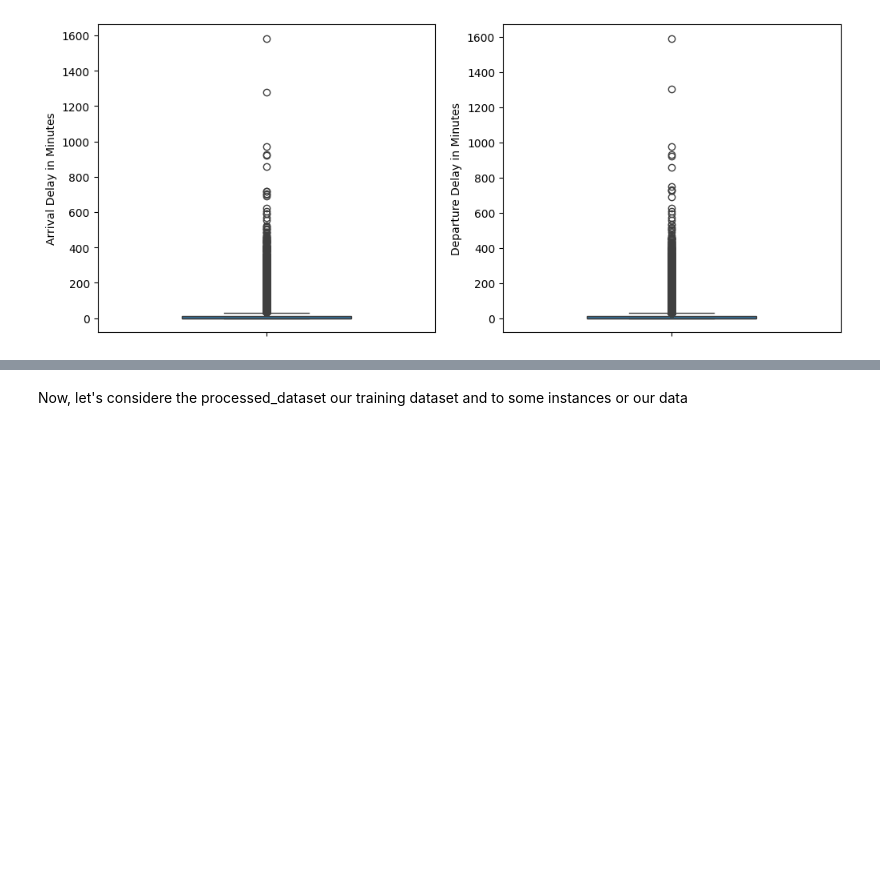
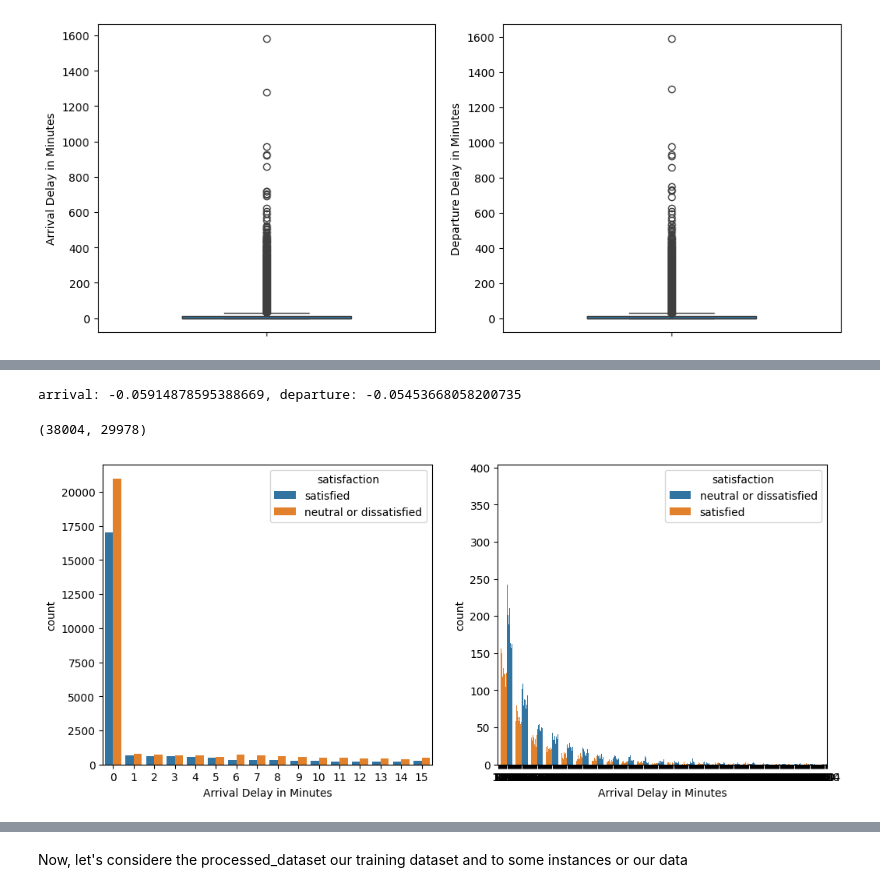
Before and after one commit to PaulaPerazzo/KAN-Neural-Network, a Jupyter notebook: Neural_Networks.ipynb, the cells around one changed output, grey strips where cells are left out. Saved outputs shown, nothing was run; the diff lists cells and outputs as text; code cells hidden in the pictures; blank space fills up the shorter version.

```diff
--- a/Neural_Networks.ipynb
+++ b/Neural_Networks.ipynb
@@ -250,6 +192,0 @@ zeros.shape[0], train_dataset.shape[0]
-# %%
-%%capture
-for column in DELAY_VARIABLES:
-  processed_dataset = processed_dataset[processed_dataset[column] < 200]
-
-range_dataset = make_ranges(processed_dataset, DELAY_VARIABLES)
@@ -286,3 +192,0 @@ for column in range_dataset.columns:
-# %%
-for column in range_dataset.columns:
-  processed_dataset.insert(1, column, range_dataset[column])
@@ -291,4 +192,0 @@ Now we will explore another step of the normalization process that will be the s
-# %%
-scaler = MinMaxScaler()
-processed_dataset[FREE_VARIABLES] = scaler.fit_transform(processed_dataset[FREE_VARIABLES])
-processed_dataset = processed_dataset.drop(columns=FREE_VARIABLES)
@@ -296,0 +197,28 @@ Now we will encode our categorical variables to turn it in numerical data withou
+# %%
+processed_dataset['encoded satisfaction'] = processed_dataset['satisfaction'].apply(lambda x: 2 if x == 'satisfied' else 1)
+# %%
+arrival_correlation = processed_dataset['Arrival Delay in Minutes'].corr(processed_dataset['encoded satisfaction'])
+departure_correlation = processed_dataset['Departure Delay in Minutes'].corr(processed_dataset['encoded satisfaction'])
+print(f'arrival: {arrival_correlation}, departure: {departure_correlation}')
+# %% [output]
+arrival: -0.05914878595388669, departure: -0.05453668058200735
+# %%
+zeros = processed_dataset[processed_dataset['Arrival Delay in Minutes'] == 0].shape[0]
+non_zeros = processed_dataset[processed_dataset['Arrival Delay in Minutes'] > 0].shape[0]
+zeros, non_zeros
+# %% [output]
+(38004, 29978)
+# %%
+fig, ax = plt.subplots(1, 2, figsize=(12, 5))
+
+smaller_interval = processed_dataset[processed_dataset['Arrival Delay in Minutes'] <= 15]
+smaller_options = {'x': 'Arrival Delay in Minutes', 'hue': 'satisfaction', 'ax': ax[0]}
+
+bigger_interval = processed_dataset[processed_dataset['Arrival Delay in Minutes'] > 15]
+bigger_options = {'x': 'Arrival Delay in Minutes', 'hue': 'satisfaction', 'ax': ax[1]}
+
+make_histogram(smaller_interval, smaller_options)
+make_histogram(bigger_interval, bigger_options)
+plt.show()
+# %% [output]
+[figure, added]
```
Also changed, not shown: parts of 48 cells of this notebook.
